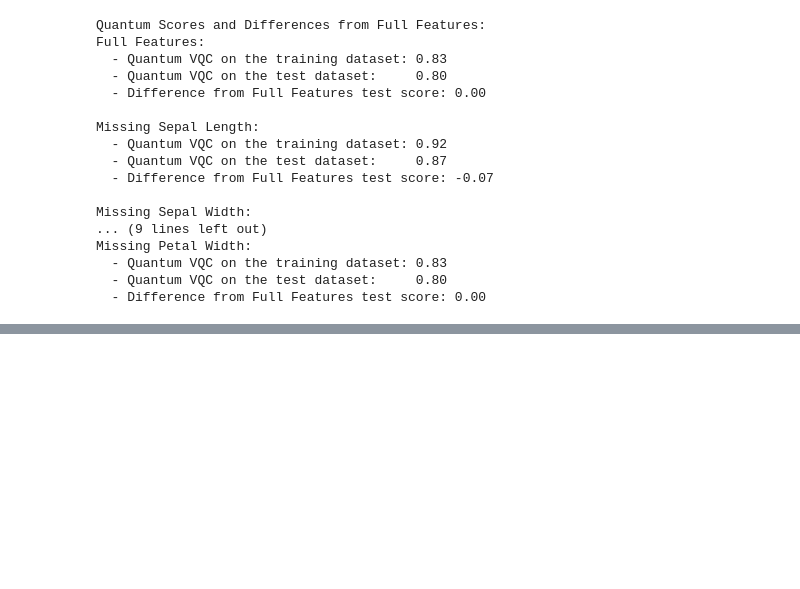
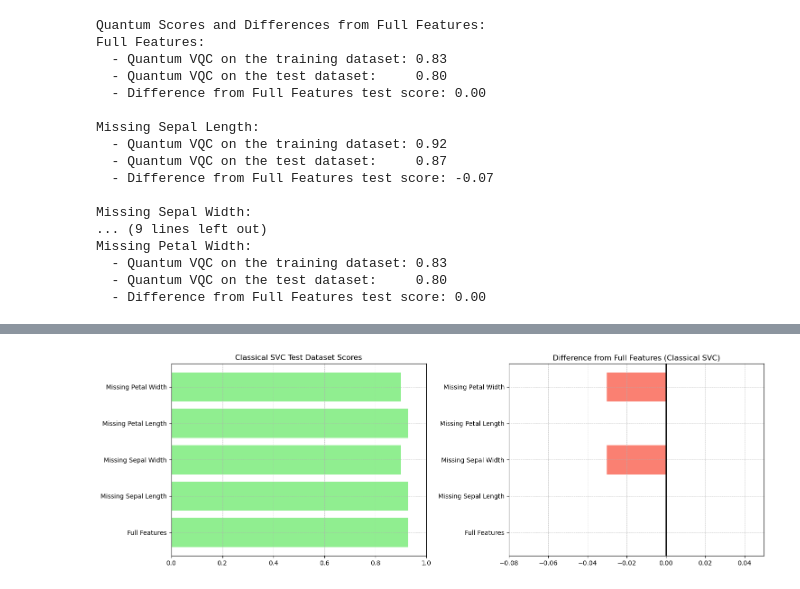
Before and after one commit to LukePower01/ml-to-qml, a Jupyter notebook: VQC_optimization.ipynb, the cells around one changed output, grey strips where cells are left out. Cells and saved outputs as stored; diff of their text form; code cells hidden in the pictures; blank space fills up the shorter version.

```diff
--- a/VQC_optimization.ipynb
+++ b/VQC_optimization.ipynb
@@ -489,0 +471,45 @@ plt.show()
+# %%
+# Preparing classical SVC data for visualization
+classical_svc_data = {
+    "Description": [
+        "Full Features",
+        "Missing Sepal Length",
+        "Missing Sepal Width",
+        "Missing Petal Length",
+        "Missing Petal Width"
+    ],
+    "Training Score": [0.98, 0.98, 0.98, 0.97, 0.95],
+    "Test Score": [0.93, 0.93, 0.90, 0.93, 0.90],
+    "Difference from Full Features": [0.00, 0.00, -0.03, 0.00, -0.03]
+}
+
+# Creating DataFrame
+classical_svc_df = pd.DataFrame(classical_svc_data)
+
+# Extracting categories and scores from the DataFrame
+categories_classical = classical_svc_df['Description']
+test_scores_classical = classical_svc_df['Test Score']
+differences_classical = classical_svc_df['Difference from Full Features']
+
+# Creating the plots
+fig, ax = plt.subplots(1, 2, figsize=(15, 5))
+
+# Test Scores
+ax[0].barh(categories_classical, test_scores_classical, color='lightgreen')
+ax[0].set_title('Classical SVC Test Dataset Scores')
+ax[0].set_xlim(0, 1)
+ax[0].grid(True, which='both', linestyle='--', linewidth=0.5)
+
+# Differences from Full Features
+ax[1].barh(categories_classical, differences_classical, color='salmon')
+ax[1].set_title('Difference from Full Features (Classical SVC)')
+ax[1].set_xlim(min(differences_classical)-0.05, max(differences_classical)+0.05)
+ax[1].grid(True, which='both', linestyle='--', linewidth=0.5)
+
+# Emphasizing the line at x = 0 for differences plot
+ax[1].axvline(x=0, color='black', linestyle='-', linewidth=2)
+
+plt.tight_layout()
+plt.show()
+# %% [output]
+[figure, added]
```
Also changed, not shown: parts of 12 cells of this notebook, 1 other file.
